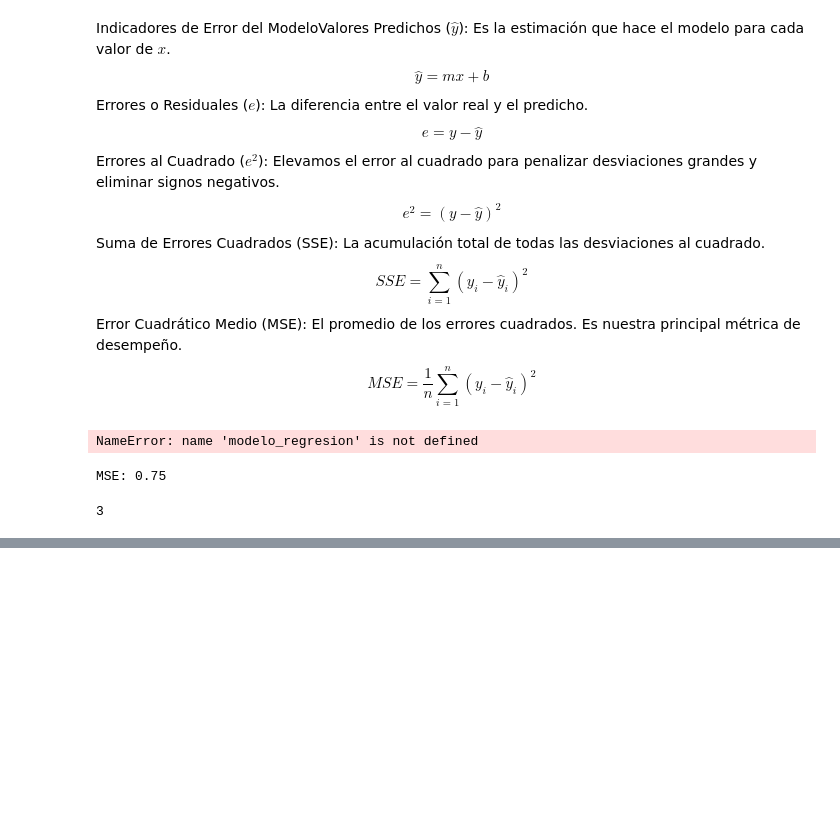
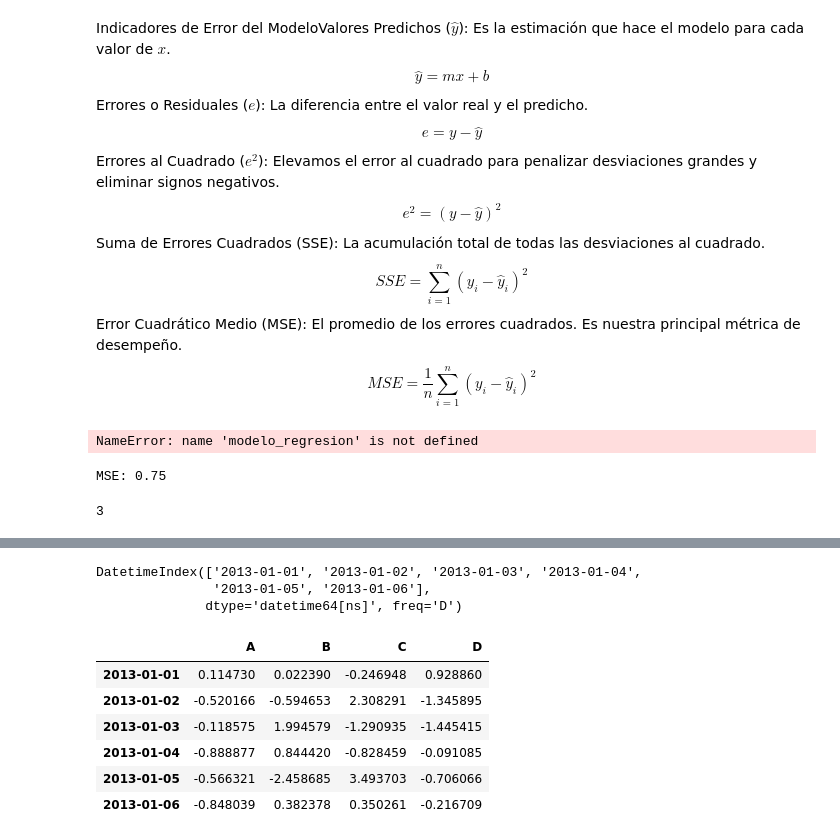
Before and after one commit to Lizbeth-Guerrero/MineriaDeDatos, a Jupyter notebook: Untitled0.ipynb, the cells around one changed output, grey strips where cells are left out. Cells and saved outputs as stored; diff of their text form; code cells hidden in the pictures; blank space fills up the shorter version.

```diff
--- a/Untitled0.ipynb
+++ b/Untitled0.ipynb
@@ -716,0 +735,20 @@ len([1,2,3])
+# %%
+#Rangos
+dates = pd.date_range("20130101", periods=6)
+dates
+# %% [output]
+DatetimeIndex(['2013-01-01', '2013-01-02', '2013-01-03', '2013-01-04',
+               '2013-01-05', '2013-01-06'],
+              dtype='datetime64[ns]', freq='D')
+# %%
+#Creación de un dataframe en forma de matriz con indices de fechas y las columnas con lista de ABCD
+df = pd.DataFrame(np.random.randn(6, 4), index=dates, columns=list("ABCD"))
+df
+# %% [output]
+|  | A | B | C | D |
+| 2013-01-01 | 0.114730 | 0.022390 | -0.246948 | 0.928860 |
+| 2013-01-02 | -0.520166 | -0.594653 | 2.308291 | -1.345895 |
+| 2013-01-03 | -0.118575 | 1.994579 | -1.290935 | -1.445415 |
+| 2013-01-04 | -0.888877 | 0.844420 | -0.828459 | -0.091085 |
+| 2013-01-05 | -0.566321 | -2.458685 | 3.493703 | -0.706066 |
+| 2013-01-06 | -0.848039 | 0.382378 | 0.350261 | -0.216709 |
```
Also changed, not shown: parts of 22 cells of this notebook.
